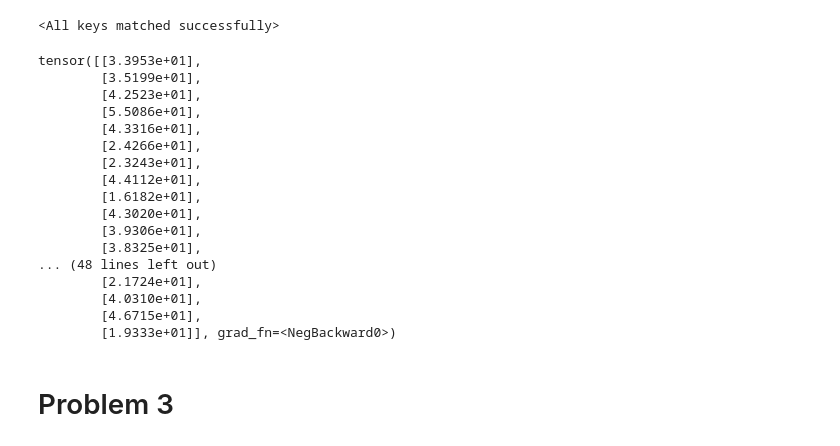
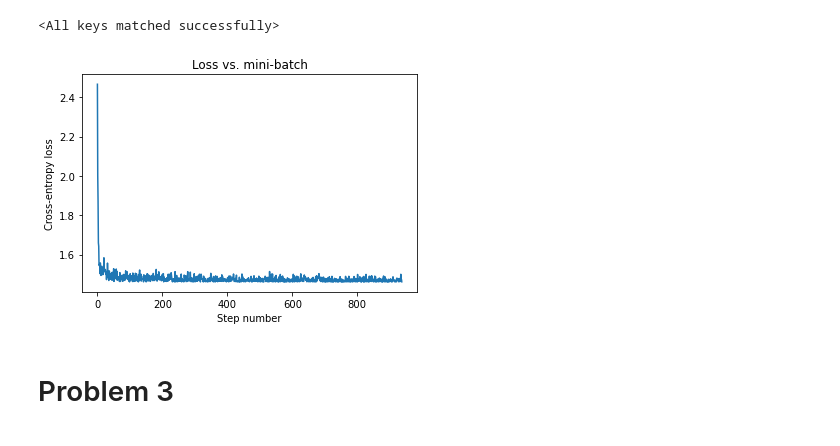
Before and after one commit to samalbertson3/ece-685, a Jupyter notebook: homework 1/homework 1.ipynb, the cells around one changed output. Drawn from its saved outputs; the diff is of its cells as text; code cells hidden in the pictures.

```diff
--- a/homework 1/homework 1.ipynb
+++ b/homework 1/homework 1.ipynb
@@ -123,11 +123,17 @@ def log_reg(X, W, b):
     return(y_hat)
 
 # define gradient function
+def grad(X, y, t):
+    grad_out = torch.matmul((y_hat - t).T, h)
+    return(grad_out.T)
 # %%
 # set up initial weights/bias
 b = torch.randn(1,1)
 W = torch.randn(256,10)
+lr = 0.05
 
+ls = torch.empty(0)
+j = 1
 # for minibatch in batches
 for imgs, labs in trainloader:
 
@@ -137,7 +143,7 @@ for imgs, labs in trainloader:
     # do logistic regression
     # take softmax of the output
     # find best fit label
-    y_hat = log_reg(h, W, b)
+    y_hat = torch.sigmoid(log_reg(h, W, b))
     denom = torch.sum(torch.exp(y_hat), dim=1, keepdim=True)
     y_hat_soft = torch.exp(y_hat)/denom
 
@@ -152,31 +158,27 @@ for imgs, labs in trainloader:
         t[i, lab] = 1
 
     # calculate loss (lecture 3, slide 41)
-    loss = -torch.sum(t*torch.log(y_hat_soft) + (1-t)*torch.log(1-y_hat_soft), dim=1, keepdim=True)
+    loss = -torch.sum(t*torch.log(y_hat_soft), dim=1, keepdim=True)
+    ls = torch.cat((ls, torch.mean(loss).unsqueeze(0)), dim=0)
 
-    # do stochastic gradient descent
+    # iterate: stochastic gradient descent
+    W = W - lr*grad(h, y_hat, t)
 
-    break ## for debugging only!
+    #j = j + 1
+    #if j > 15:
+        #break ## for debugging only!
-# %%
-loss
-# %% [output]
-tensor([[3.3953e+01],
-        [3.5199e+01],
-        [4.2523e+01],
-        [5.5086e+01],
-        [4.3316e+01],
-        [2.4266e+01],
-        [2.3243e+01],
-        [4.4112e+01],
-        [1.6182e+01],
-        [4.3020e+01],
-        [3.9306e+01],
-        [3.8325e+01],
-... (48 lines left out)
-        [2.1724e+01],
-        [4.0310e+01],
-        [4.6715e+01],
-        [1.9333e+01]], grad_fn=<NegBackward0>)
+# %%
+# plot loss vs. mini-batch
+import matplotlib.pyplot as plt
+import math
+inds = range(len(ls))
+plt.plot(inds, ls.detach().numpy(), linestyle="-")
+plt.xlabel("Step number")
+plt.ylabel("Cross-entropy loss")
+plt.title("Loss vs. mini-batch")
+plt.show()
+# %% [output]
+[figure, added]
 # %% [markdown]
 # Problem 3
 # %%
```
